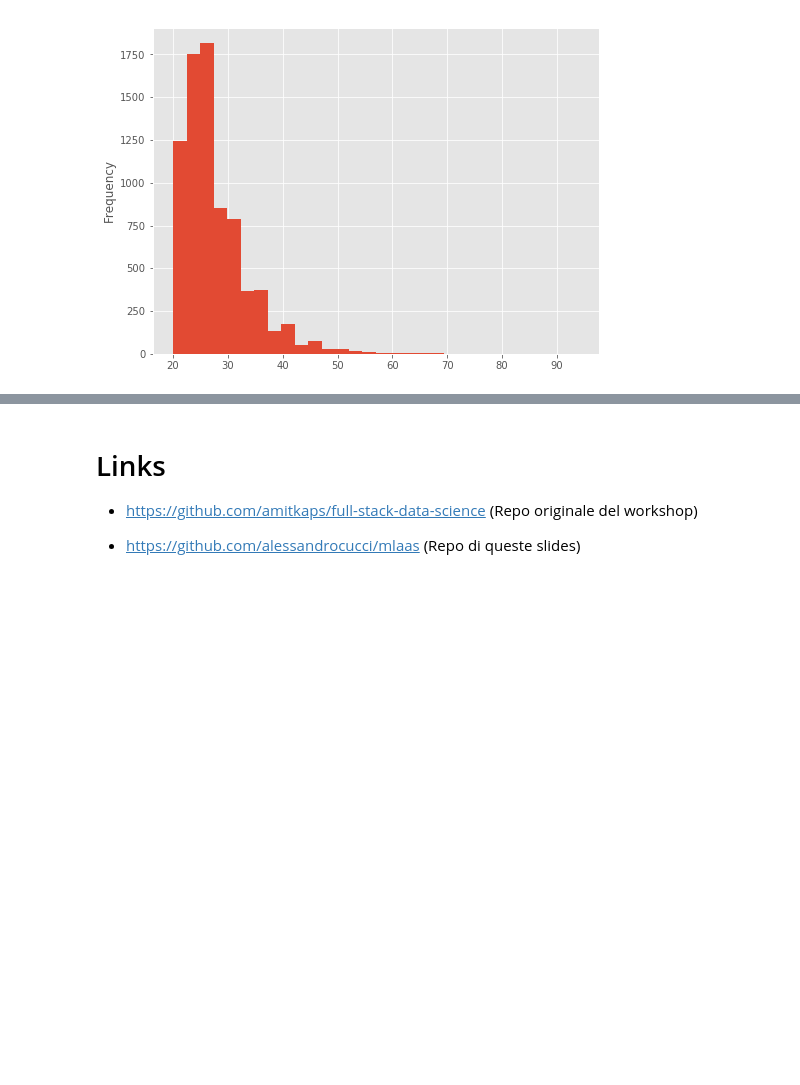
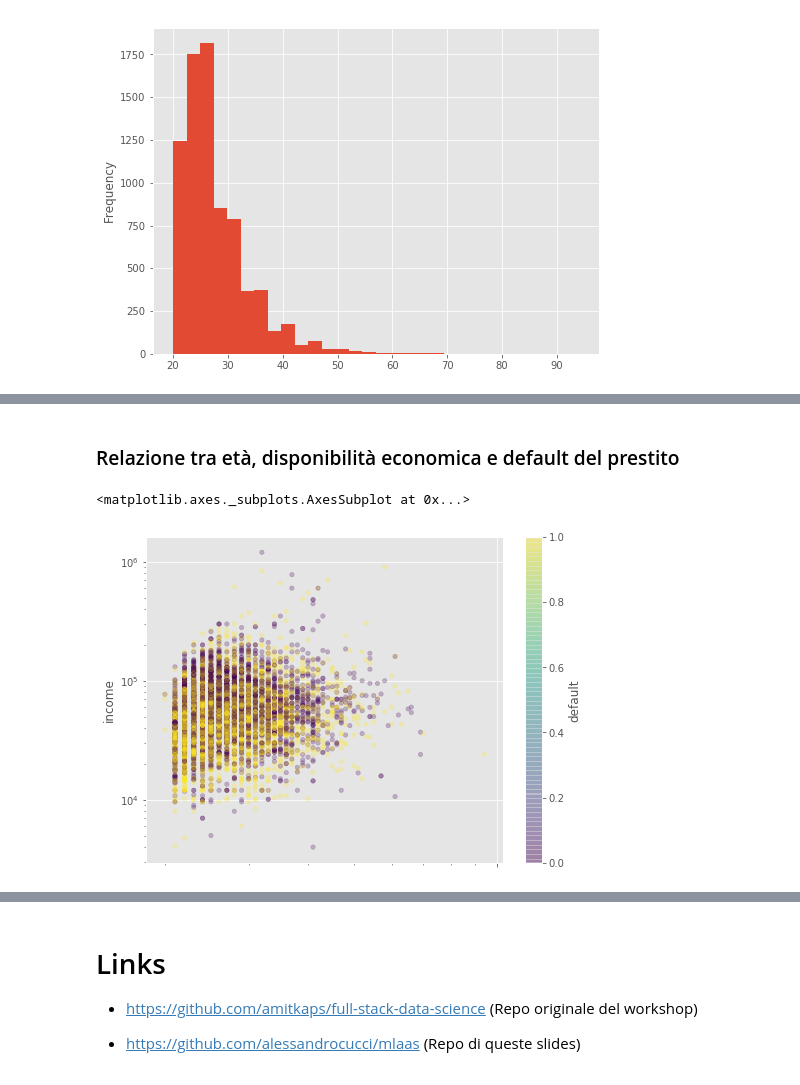
Before and after one commit to alessandrocucci/mlaas, a Jupyter notebook: static/Machine Learning as a Service.ipynb, the cells around one changed output, grey strips where cells are left out. Saved outputs shown, nothing was run; the diff lists cells and outputs as text; code cells hidden in the pictures; blank space fills up the shorter version.

```diff
--- a/static/Machine Learning as a Service.ipynb
+++ b/static/Machine Learning as a Service.ipynb
@@ -157,0 +168,7 @@ df.age.plot.hist(bins=30)
+# %% [markdown]
+### Relazione tra età, disponibilità economica e default del prestito
+# %%
+df.plot.scatter(x='age', y='income', c='default', logx=True, logy=True, alpha=0.25, cmap='viridis')
+# %% [output]
+<matplotlib.axes._subplots.AxesSubplot at 0x...>
+[figure, added]
```
Also changed, not shown: parts of 13 cells of this notebook, 3 other files.
